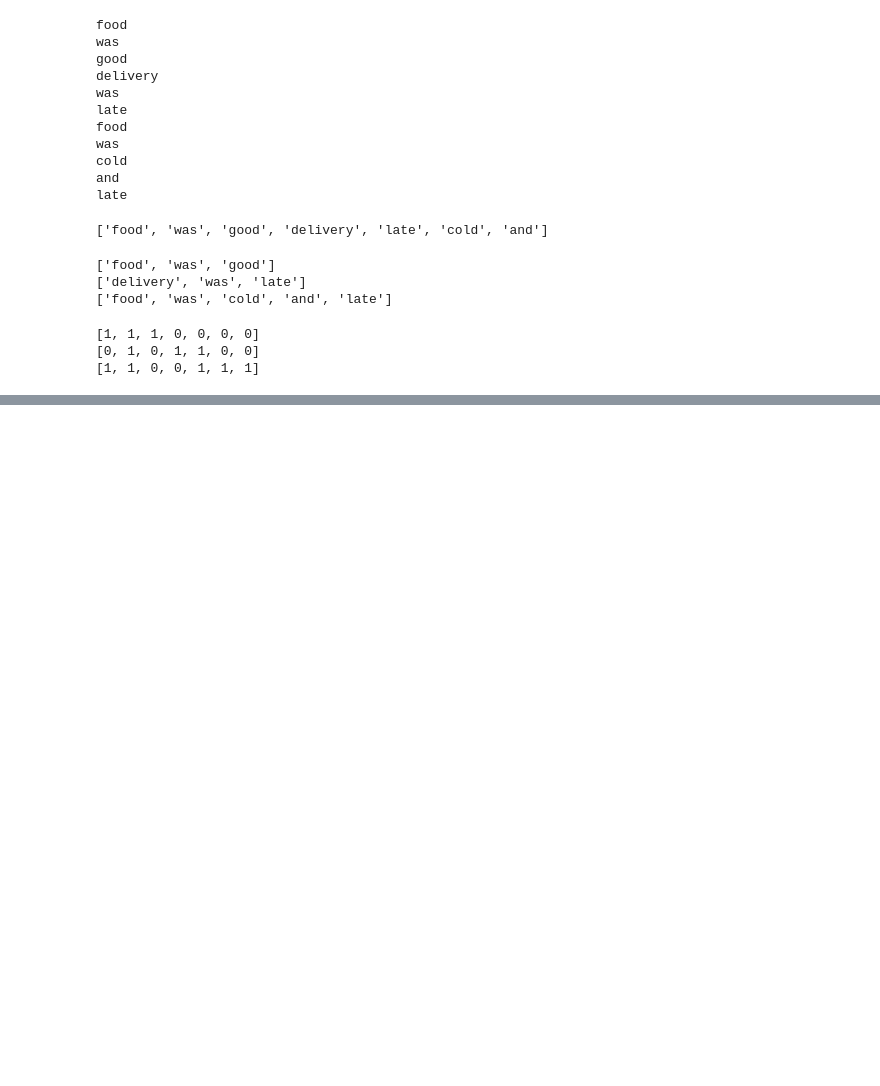
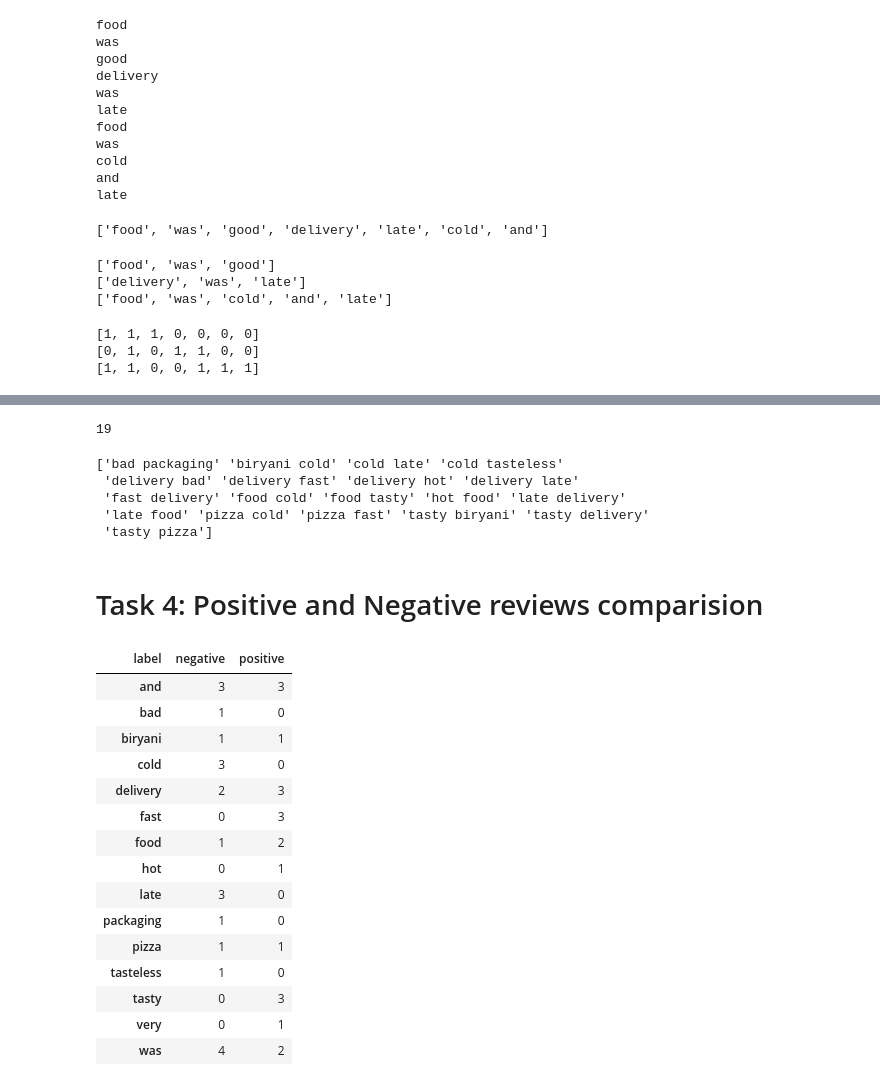
Before and after one commit to suyogy1-bot/Machine_Learning, a Jupyter notebook: NLP_Text_cleaning.ipynb, the cells around one changed output, grey strips where cells are left out. Saved outputs shown, nothing was run; the diff lists cells and outputs as text; code cells hidden in the pictures; blank space fills up the shorter version.

```diff
--- a/NLP_Text_cleaning.ipynb
+++ b/NLP_Text_cleaning.ipynb
@@ -388,0 +506,37 @@ print(x.shape)
+# %%
+print(len(cv_stop.get_feature_names_out()))
+# %% [output]
+19
+# %%
+print(cv_stop.get_feature_names_out())
+# %% [output]
+['bad packaging' 'biryani cold' 'cold late' 'cold tasteless'
+ 'delivery bad' 'delivery fast' 'delivery hot' 'delivery late'
+ 'fast delivery' 'food cold' 'food tasty' 'hot food' 'late delivery'
+ 'late food' 'pizza cold' 'pizza fast' 'tasty biryani' 'tasty delivery'
+ 'tasty pizza']
+# %% [markdown]
+# Task 4: Positive and Negative reviews comparision
+# %%
+df['label'] = labels
+# %%
+result = df.groupby('label').sum().T
+# %%
+result
+# %% [output]
+| label | negative | positive |
+| and | 3 | 3 |
+| bad | 1 | 0 |
+| biryani | 1 | 1 |
+| cold | 3 | 0 |
+| delivery | 2 | 3 |
+| fast | 0 | 3 |
+| food | 1 | 2 |
+| hot | 0 | 1 |
+| late | 3 | 0 |
+| packaging | 1 | 0 |
+| pizza | 1 | 1 |
+| tasteless | 1 | 0 |
+| tasty | 0 | 3 |
+| very | 0 | 1 |
+| was | 4 | 2 |
```
Also changed, not shown: parts of 20 cells of this notebook.
